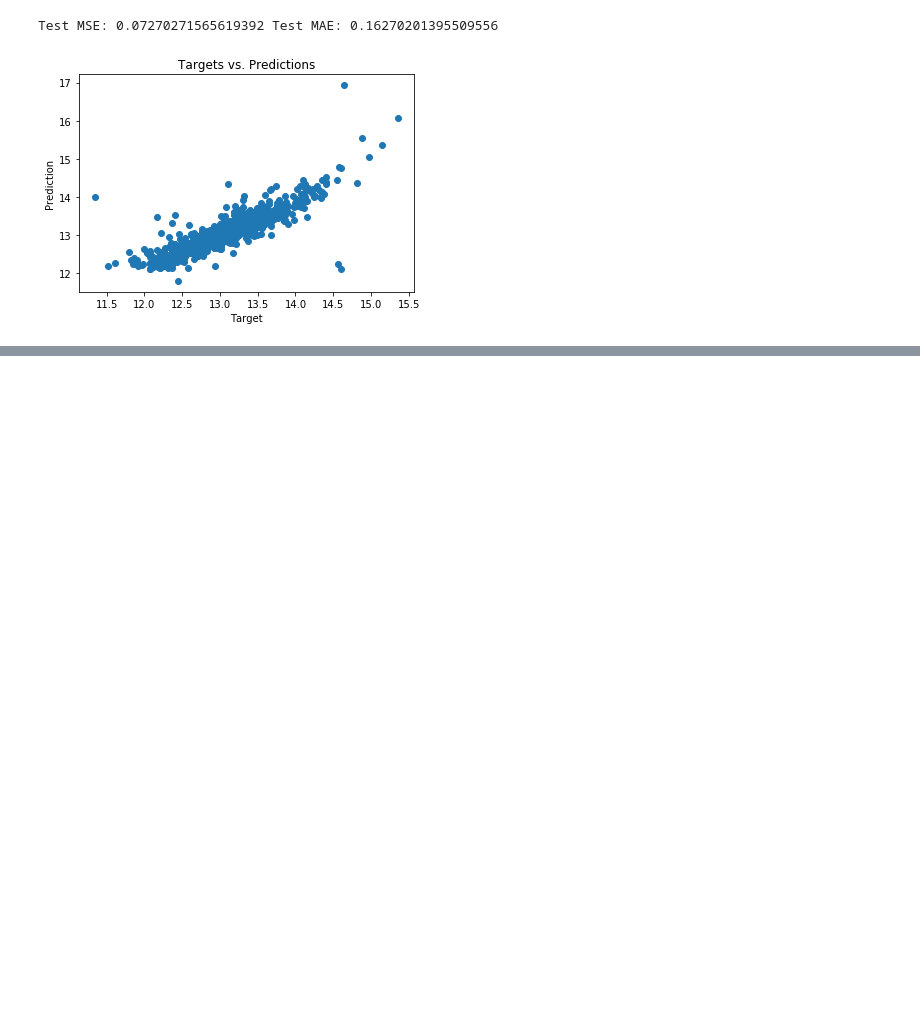
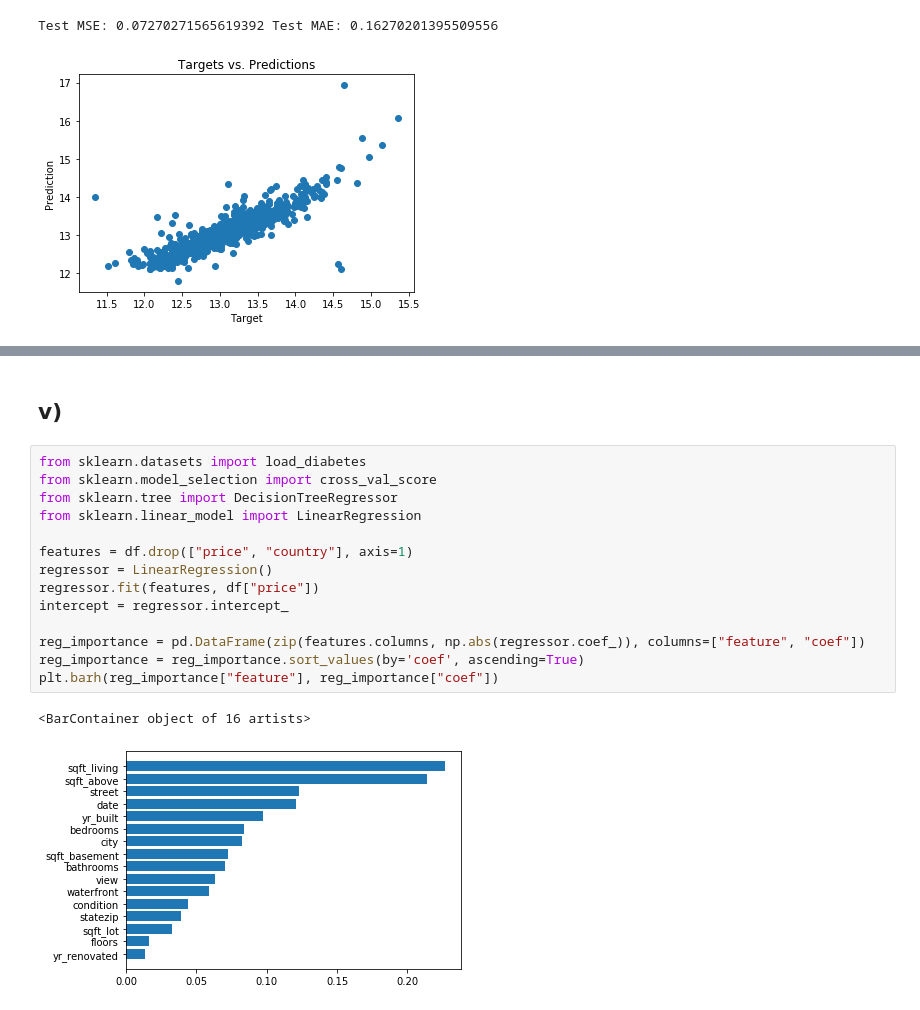
Before and after one commit to mohsenfayyaz/nn-course-ut, a Jupyter notebook: CA2_MLP/NN_HW2_MohsenFayyaz.ipynb, the cells around one changed output, grey strips where cells are left out. Saved outputs shown, nothing was run; the diff lists cells and outputs as text; blank space fills up the shorter version.

```diff
--- a/CA2_MLP/NN_HW2_MohsenFayyaz.ipynb
+++ b/CA2_MLP/NN_HW2_MohsenFayyaz.ipynb
@@ -666,0 +857,19 @@ Test MSE: 0.07270271565619392 Test MAE: 0.16270201395509556
+# %% [markdown]
+## v)
+# %%
+from sklearn.datasets import load_diabetes
+from sklearn.model_selection import cross_val_score
+from sklearn.tree import DecisionTreeRegressor
+from sklearn.linear_model import LinearRegression
+
+features = df.drop(["price", "country"], axis=1)
+regressor = LinearRegression()
+regressor.fit(features, df["price"])
+intercept = regressor.intercept_
+
+reg_importance = pd.DataFrame(zip(features.columns, np.abs(regressor.coef_)), columns=["feature", "coef"])
+reg_importance = reg_importance.sort_values(by='coef', ascending=True)
+plt.barh(reg_importance["feature"], reg_importance["coef"])
+# %% [output]
+<BarContainer object of 16 artists>
+[figure, added]
```
Also changed, not shown: parts of 13 cells of this notebook.
